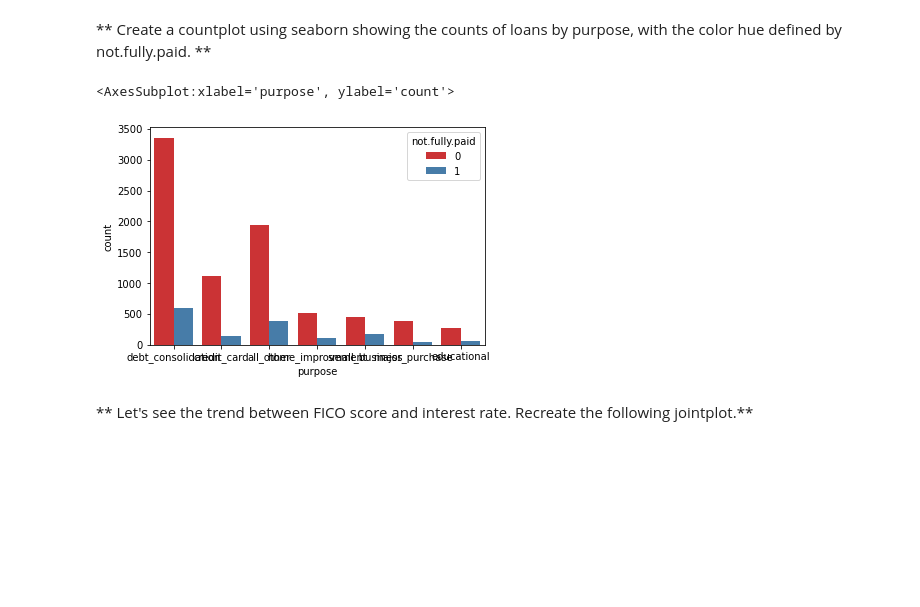
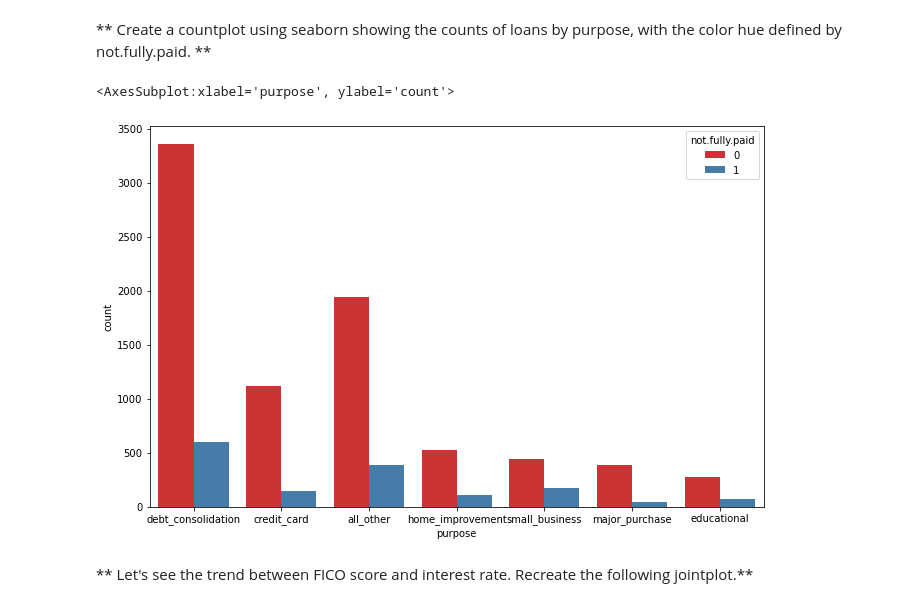
Before and after one commit to eventhorizn/python-data-sci-ml-bootcamp, a Jupyter notebook: 13-Decision-Trees-Random-Forests/02-Project.ipynb, the cells around one changed output. Cells and saved outputs as stored; diff of their text form; code cells hidden in the pictures; blank space fills up the shorter version.

```diff
--- a/13-Decision-Trees-Random-Forests/02-Project.ipynb
+++ b/13-Decision-Trees-Random-Forests/02-Project.ipynb
@@ -114,10 +114,11 @@ Text(0.5, 0, 'FICO')
 # %% [markdown]
 ** Create a countplot using seaborn showing the counts of loans by purpose, with the color hue defined by not.fully.paid. **
 # %%
+plt.figure(figsize=(11,7))
 sns.countplot(data=loans, x='purpose', hue='not.fully.paid', palette='Set1')
 # %% [output]
 <AxesSubplot:xlabel='purpose', ylabel='count'>
-[figure, old version]
+[figure, new version]
 # %% [markdown]
 ** Let's see the trend between FICO score and interest rate. Recreate the following jointplot.**
 # %%
```
Also changed, not shown: 13 other files.
